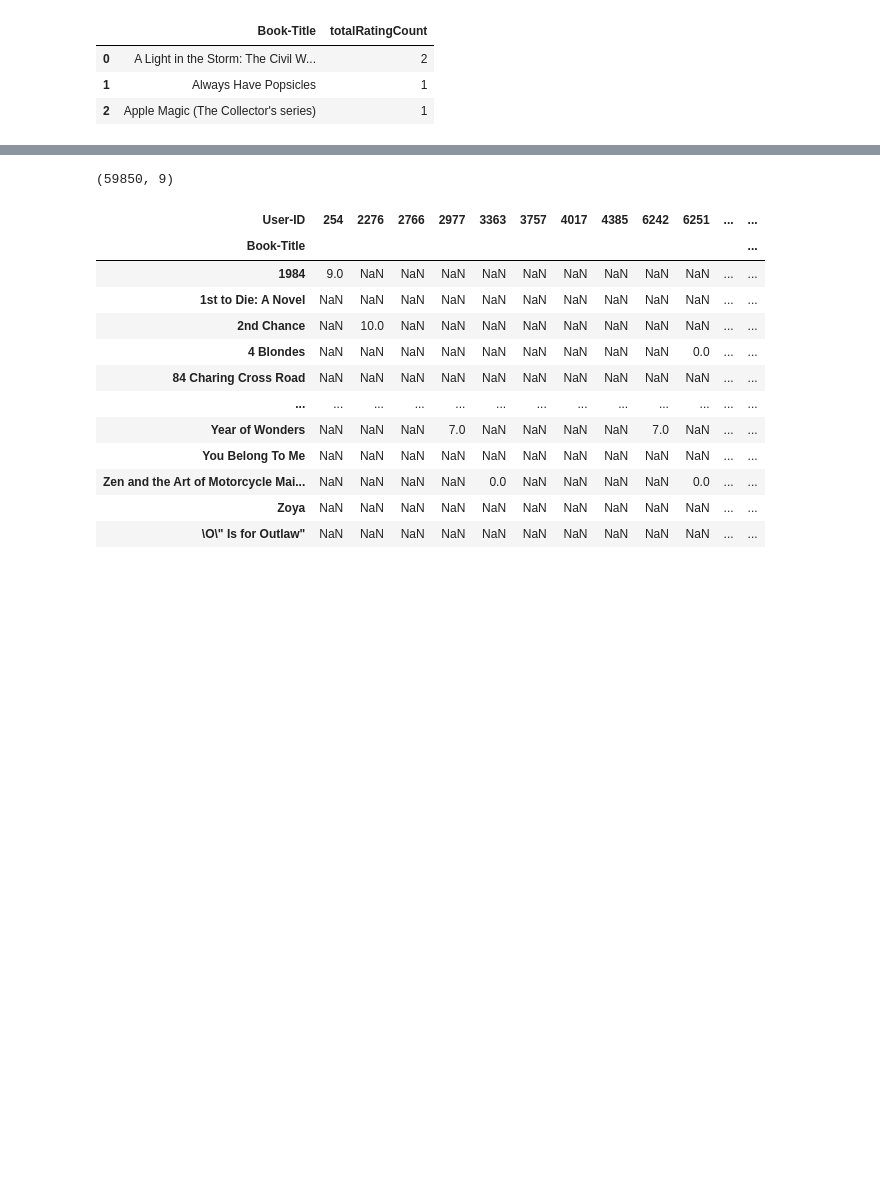
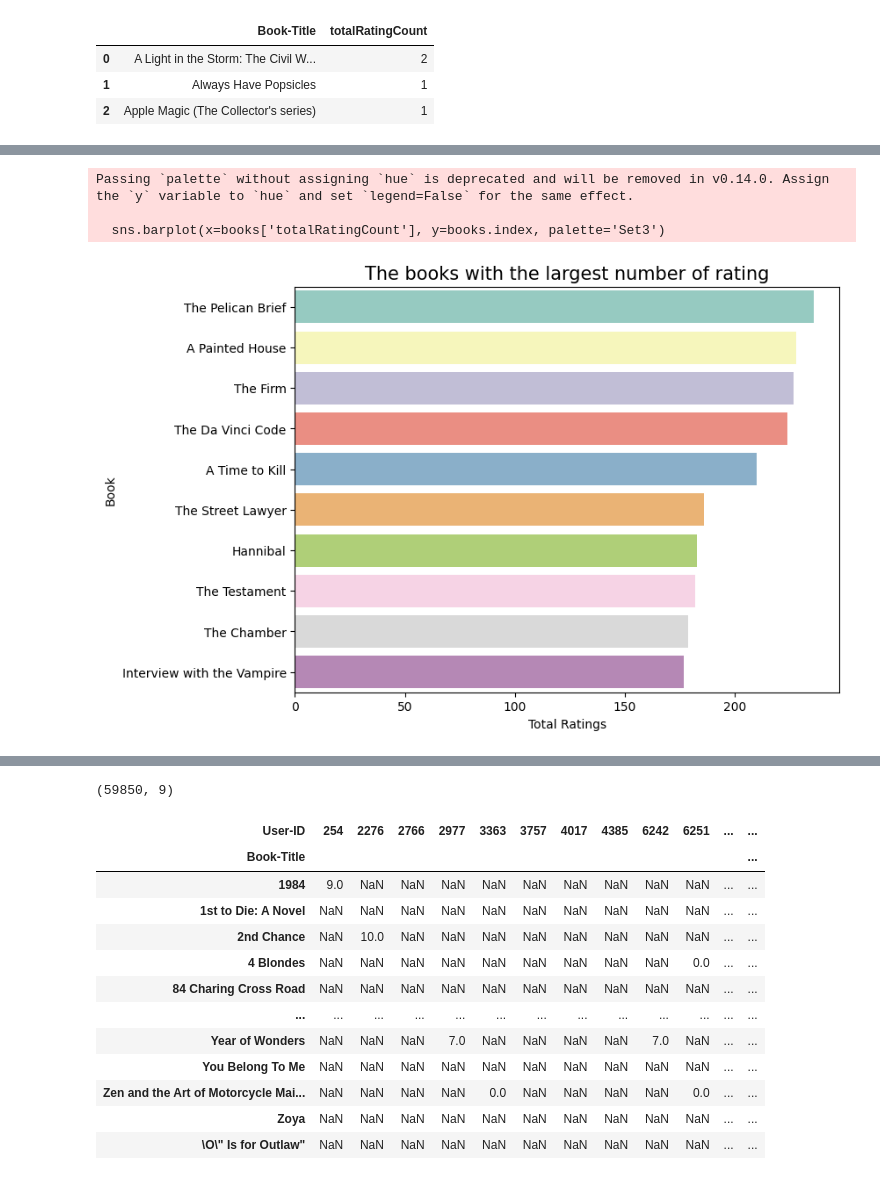
Before and after one commit to Royal1shrestha/Google_Collab, a Jupyter notebook: Reccomender_System.ipynb, the cells around one changed output, grey strips where cells are left out. Drawn from its saved outputs; the diff is of its cells as text; code cells hidden in the pictures; blank space fills up the shorter version.

```diff
--- a/Reccomender_System.ipynb
+++ b/Reccomender_System.ipynb
@@ -93,0 +142,3 @@ final_ratings.head(3)
+# %%
+ratings_for_top_recommend = final_ratings.merge(num_users,on="Book-Title")
+ratings_for_top_recommend.head(3)
@@ -103,0 +216,15 @@ final_ratings.drop_duplicates(['User-ID','Book-Title'], inplace=True)
+# %%
+# The most reviewed books
+
+books = final_ratings_for_top_recommend.sort_values('totalRatingCount', ascending = False).head(10).set_index('Book-Title')
+plt.figure(figsize=(8,6))
+sns.barplot(x=books['totalRatingCount'], y=books.index, palette='Set3')
+plt.title('The books with the largest number of rating', fontsize = 15)
+plt.xlabel('Total Ratings')
+plt.ylabel('Book')
+plt.show()
+# %% [output]
+Passing `palette` without assigning `hue` is deprecated and will be removed in v0.14.0. Assign the `y` variable to `hue` and set `legend=False` for the same effect.
+
+  sns.barplot(x=books['totalRatingCount'], y=books.index, palette='Set3')
+[figure, added]
```
Also changed, not shown: parts of 36 cells of this notebook.
